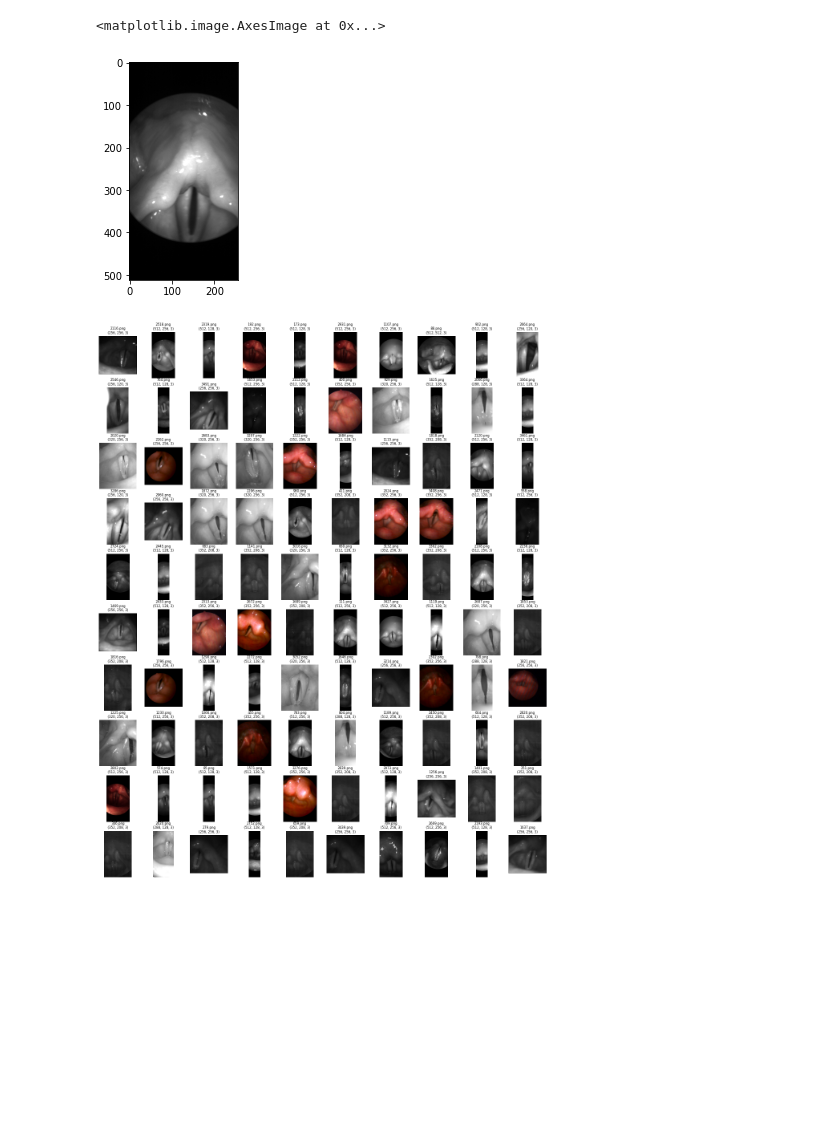
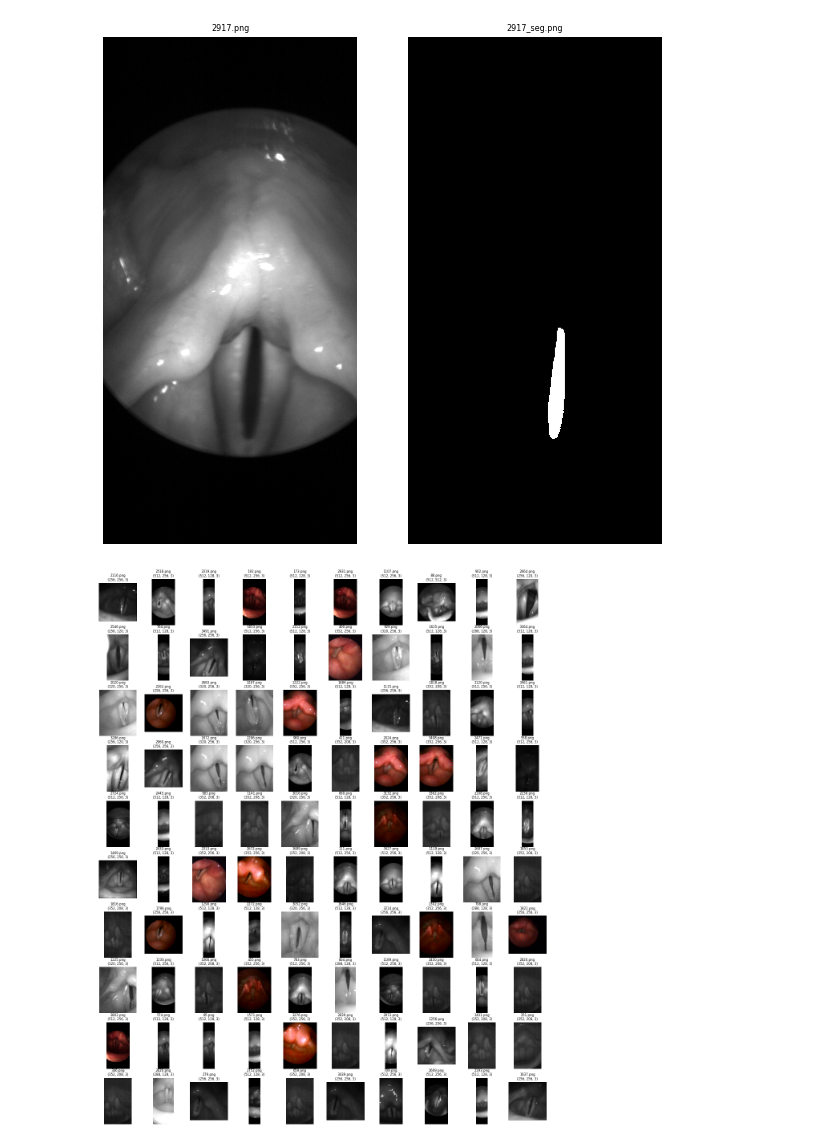
Before and after one commit to mikedataCrunch/bagls-sh-project, a Jupyter notebook: notebooks/02-exploratory-analysis.ipynb, the cells around one changed output. Cells and saved outputs as stored; diff of their text form; code cells hidden in the pictures; blank space fills up the shorter version.

```diff
--- a/notebooks/02-exploratory-analysis.ipynb
+++ b/notebooks/02-exploratory-analysis.ipynb
@@ -17,10 +17,22 @@ def get_sample_paths(src='../test/test', size='all'):
     return sample_paths
 # %%
 img = mpimg.imread([i for i in get_sample_paths() if "2917" in i][0])
-plt.imshow(img)
+img_seq = mpimg.imread("../test/test/2917_seg.png")
+
+fig, ax = plt.subplots(1, 2, figsize=(10,10))
+ax = ax.flatten()
+
+ax[0].imshow(img, cmap=cm.Greys_r)
+ax[0].set_title("2917.png", size=8)
+ax[0].axis('off')
+
+ax[1].imshow(img_seq, cmap=cm.Greys_r)
+ax[1].set_title("2917_seg.png", size=8)
+ax[1].axis('off')
+
+plt.show()
 # %% [output]
-<matplotlib.image.AxesImage at 0x...>
-[figure, old version]
+[figure, new version]
 # %%
 # number of samples to inspect
 size = 100
```
